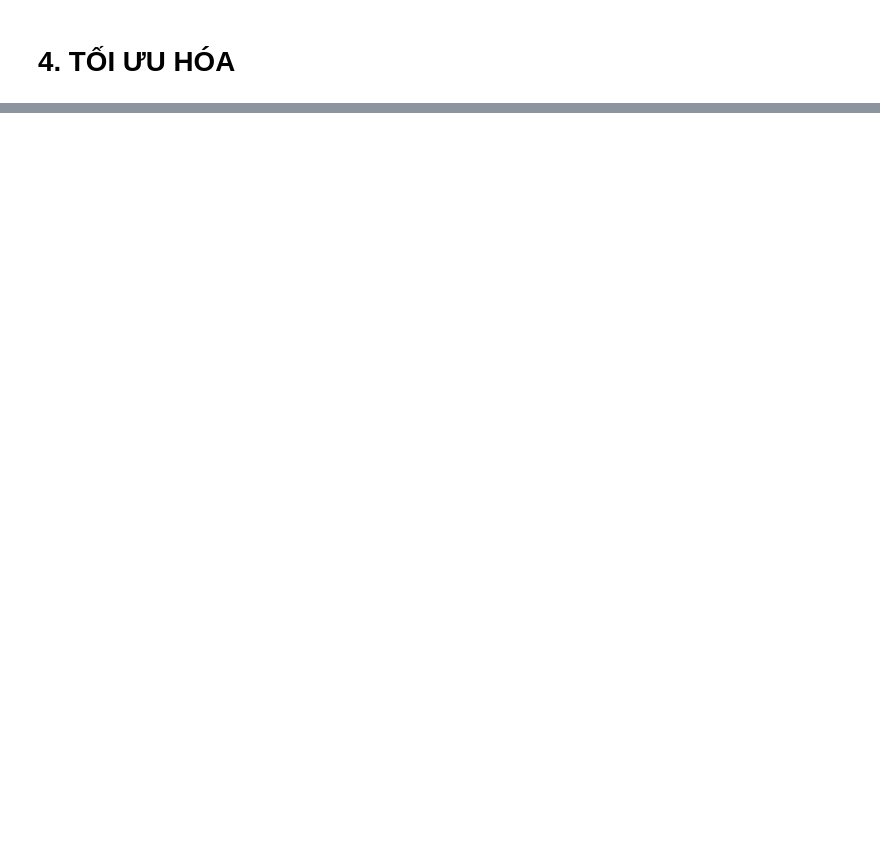
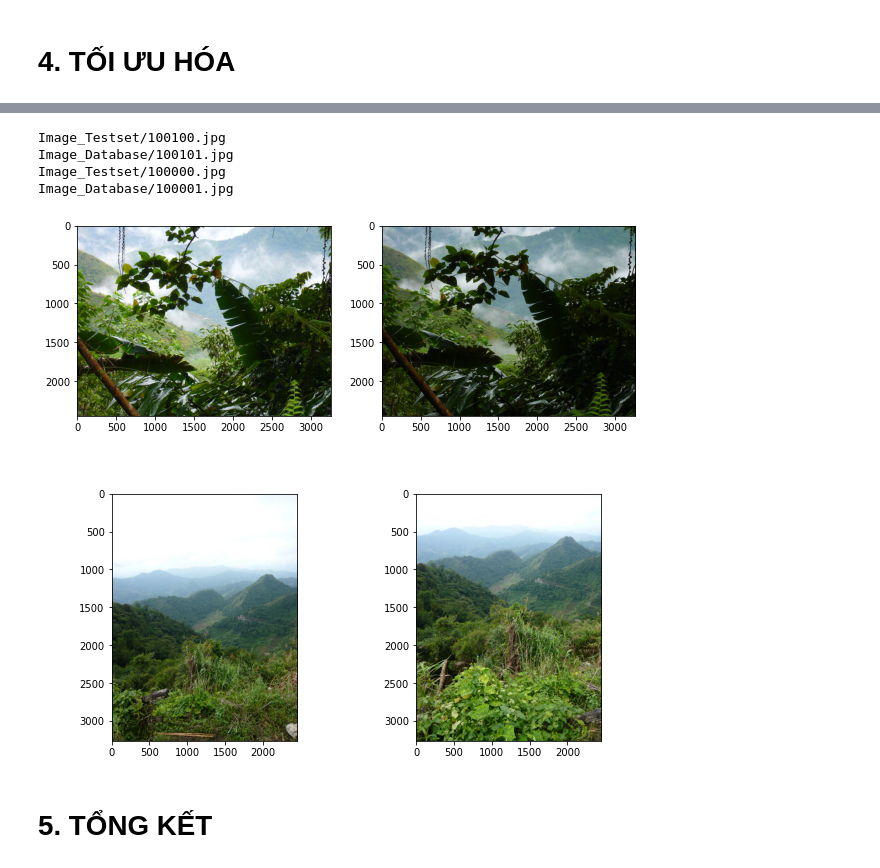
Before and after one commit to pdthuc/Applied-Parallel-Programming, a Jupyter notebook: Group04_AppliedParallelProgramming.ipynb, the cells around one changed output, grey strips where cells are left out. Saved outputs shown, nothing was run; the diff lists cells and outputs as text; code cells hidden in the pictures; blank space fills up the shorter version.

```diff
--- a/Group04_AppliedParallelProgramming.ipynb
+++ b/Group04_AppliedParallelProgramming.ipynb
@@ -1152,0 +684,21 @@ TypeError: ignored
+# %%
+plt.figure(figsize=(10,10))
+
+plt.subplot(2,2,1)
+plt.imshow(getImg(ts_image_path+"100100.jpg"))
+plt.subplot(2,2,2)
+plt.imshow(getImg(db_image_path+"100101.jpg"))
+plt.subplot(2,2,3)
+plt.imshow(getImg(ts_image_path+"100000.jpg"))
+plt.subplot(2,2,4)
+plt.imshow(getImg(db_image_path+"100001.jpg"))
+
+plt.show()
+# %% [output]
+Image_Testset/100100.jpg
+Image_Database/100101.jpg
+Image_Testset/100000.jpg
+Image_Database/100001.jpg
+[figure, added]
+# %% [markdown]
+# **5. TỔNG KẾT**
```
Also changed, not shown: parts of 97 cells of this notebook.
